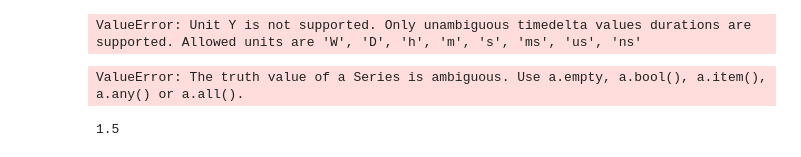
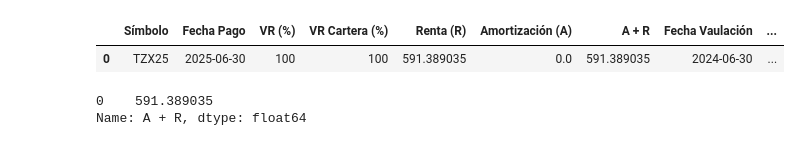
Before and after one commit to AlexDBurs/IBNR-NIIF-17, a Jupyter notebook: pd_rating.ipynb, the cells around one changed output. Drawn from its saved outputs; the diff is of its cells as text; code cells hidden in the pictures.

```diff
--- a/pd_rating.ipynb
+++ b/pd_rating.ipynb
@@ -9,9 +10,9 @@ warnings.filterwarnings('ignore')
 # Funciones
 def calcular_pd_acum(periodo, curva_pds):
     if periodo <= 8:
-        pd_acum = 1 - (curva_pds.loc[np.floor(periodo), 'No_PD_acum'] * np.exp(-curva_pds.loc[np.ceil(periodo), 'mu'] * (periodo - np.floor(periodo))))
+        pd_acum = 1 - (curva_pds.loc[np.floor(periodo), 'No_PD_acum'] * np.exp(curva_pds.loc[np.ceil(periodo), 'mu'] * (periodo - np.floor(periodo))))
     else:
-        pd_acum = 1 -(curva_pds.loc[8, 'No_PD_acum'] * np.exp(- curva_pds.loc[8, 'mu'] * (periodo - 8)))
+        pd_acum = 1 -(curva_pds.loc[8, 'No_PD_acum'] * np.exp(curva_pds.loc[8, 'mu'] * (periodo - 8)))
     return pd_acum
 # %%
 
@@ -84,17 +61,0 @@ Name: Fecha Pago, dtype: float64
-# %%
-data['CUAP']['Fecha Pago']  - data['CUAP']['Fecha Vaulación'] / np.timedelta64(1, 'Y')
-# %% [output]
-ValueError: Unit Y is not supported. Only unambiguous timedelta values durations are supported. Allowed units are 'W', 'D', 'h', 'm', 's', 'ms', 'us', 'ns'
-# %%
-from dateutil.relativedelta import relativedelta
-
-end_date = dt.datetime(2025, 12, 31)
-
-
-difference_in_years = relativedelta(data['CUAP']['Fecha Pago'] , VALUATION_DATE).months / 12 + relativedelta(data['CUAP']['Fecha Pago'], VALUATION_DATE).years
-# %% [output]
-ValueError: The truth value of a Series is ambiguous. Use a.empty, a.bool(), a.item(), a.any() or a.all().
-# %%
-difference_in_years
-# %% [output]
-1.5
@@ -100,0 +86,10 @@ difference_in_years
+# %%
+data['TZX25']
+# %% [output]
+|  | Símbolo | Fecha Pago | VR (%) | VR Cartera (%) | Renta (R) | Amortización (A) | A + R | Fecha Vaulación | ... |
+| 0 | TZX25 | 2025-06-30 | 100 | 100 | 591.389035 | 0.0 | 591.389035 | 2024-06-30 | ... |
+# %%
+data['TZX25']['A + R']
+# %% [output]
+0    591.389035
+Name: A + R, dtype: float64
```
Also changed, not shown: parts of 11 cells of this notebook, 7 other files.
